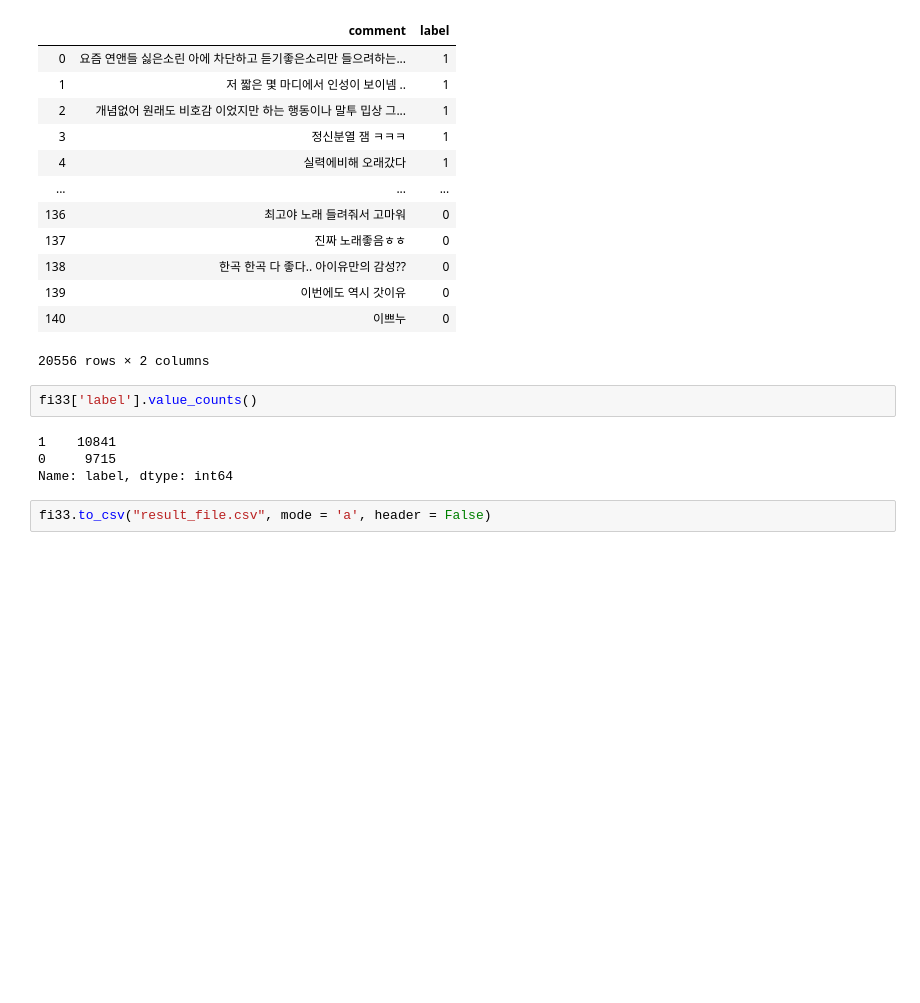
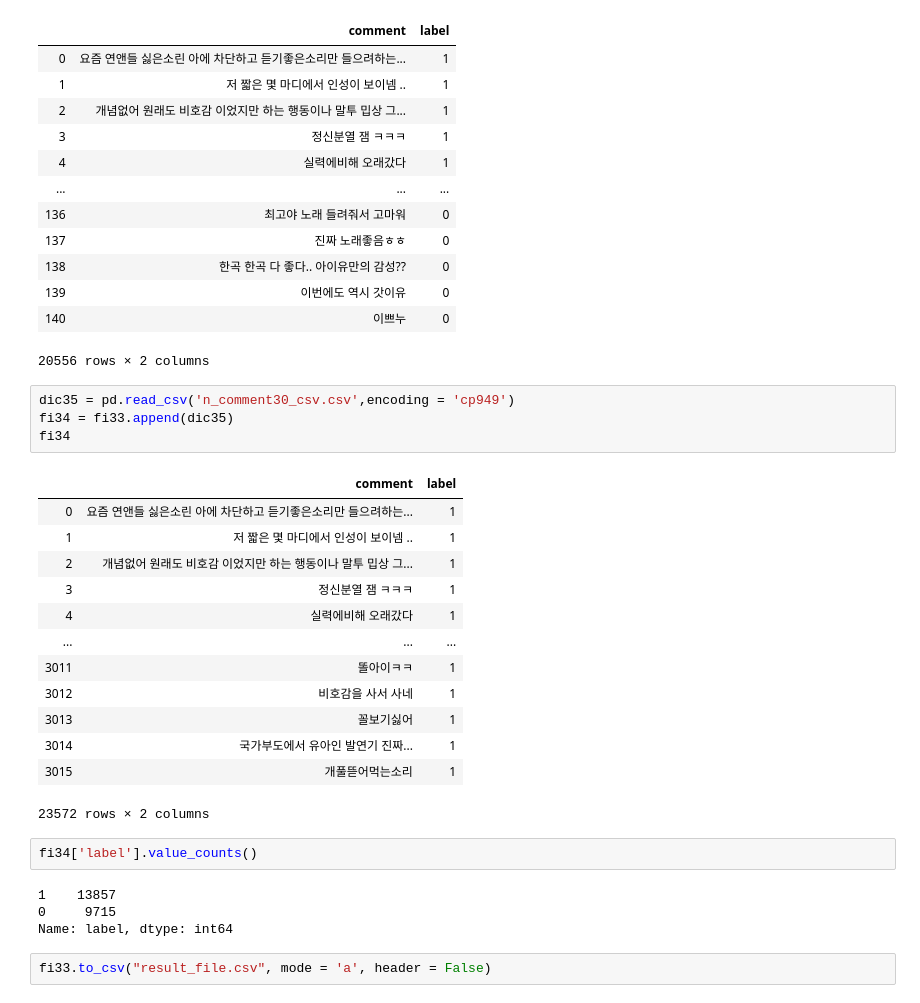
Before and after one commit to sooyeon-go/grad_project, a Jupyter notebook: comment_crawling_r/comment2_csv.ipynb, the cells around one changed output. Cells and saved outputs as stored; diff of their text form; blank space fills up the shorter version.

```diff
--- a/comment_crawling_r/comment2_csv.ipynb
+++ b/comment_crawling_r/comment2_csv.ipynb
@@ -1830,10 +1830,28 @@ fi33
 | 139 | 이번에도 역시 갓이유 | 0 |
 | 140 | 이쁘누 | 0 |
 20556 rows × 2 columns
+# %%
+dic35 = pd.read_csv('n_comment30_csv.csv',encoding = 'cp949')
+fi34 = fi33.append(dic35)
+fi34
+# %% [output]
+|  | comment | label |
+| 0 | 요즘 연앤들 싫은소린 아에 차단하고 듣기좋은소리만 들으려하는... | 1 |
+| 1 | 저 짧은 몇 마디에서 인성이 보이넴 .. | 1 |
+| 2 | 개념없어 원래도 비호감 이었지만 하는 행동이나 말투 밉상 그... | 1 |
+| 3 | 정신분열 잼 ㅋㅋㅋ | 1 |
+| 4 | 실력에비해 오래갔다 | 1 |
+| ... | ... | ... |
+| 3011 | 똘아이ㅋㅋ | 1 |
+| 3012 | 비호감을 사서 사네 | 1 |
+| 3013 | 꼴보기싫어 | 1 |
+| 3014 | 국가부도에서 유아인 발연기 진짜... | 1 |
+| 3015 | 개풀뜯어먹는소리 | 1 |
+23572 rows × 2 columns
 # %%
-fi33['label'].value_counts()
+fi34['label'].value_counts()
 # %% [output]
-1    10841
+1    13857
 0     9715
 Name: label, dtype: int64
 # %%
```
